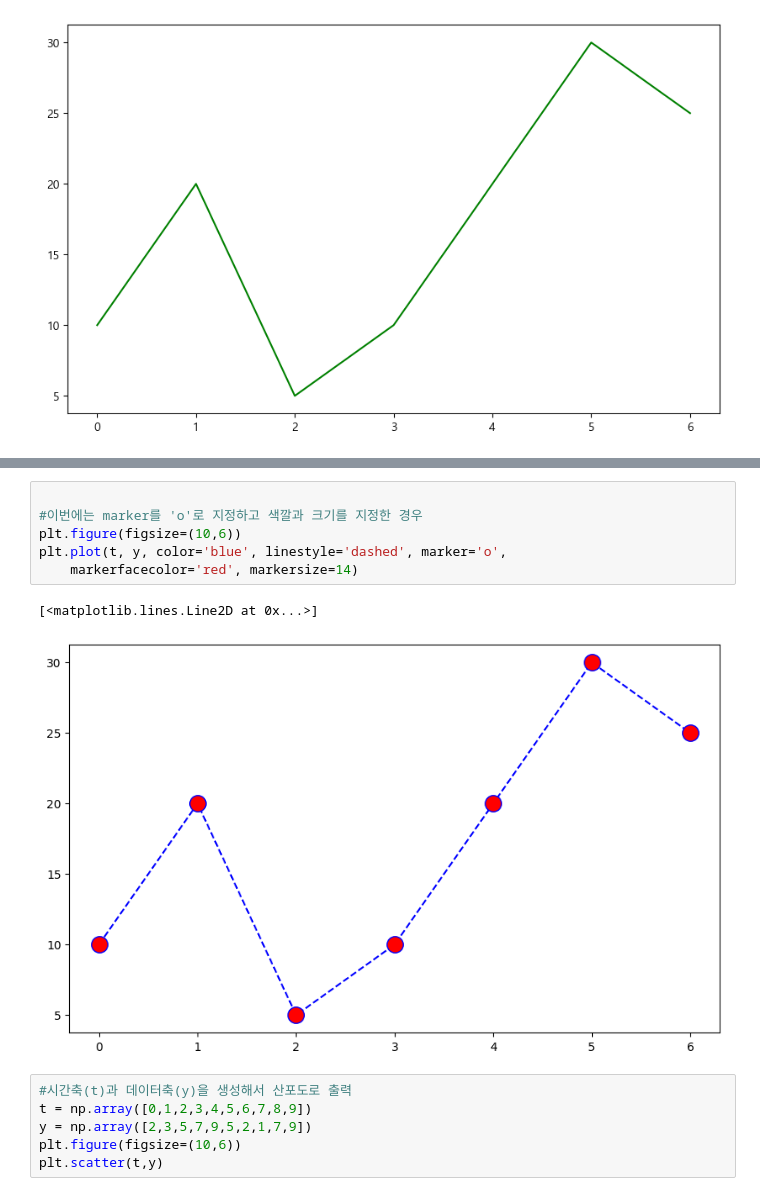
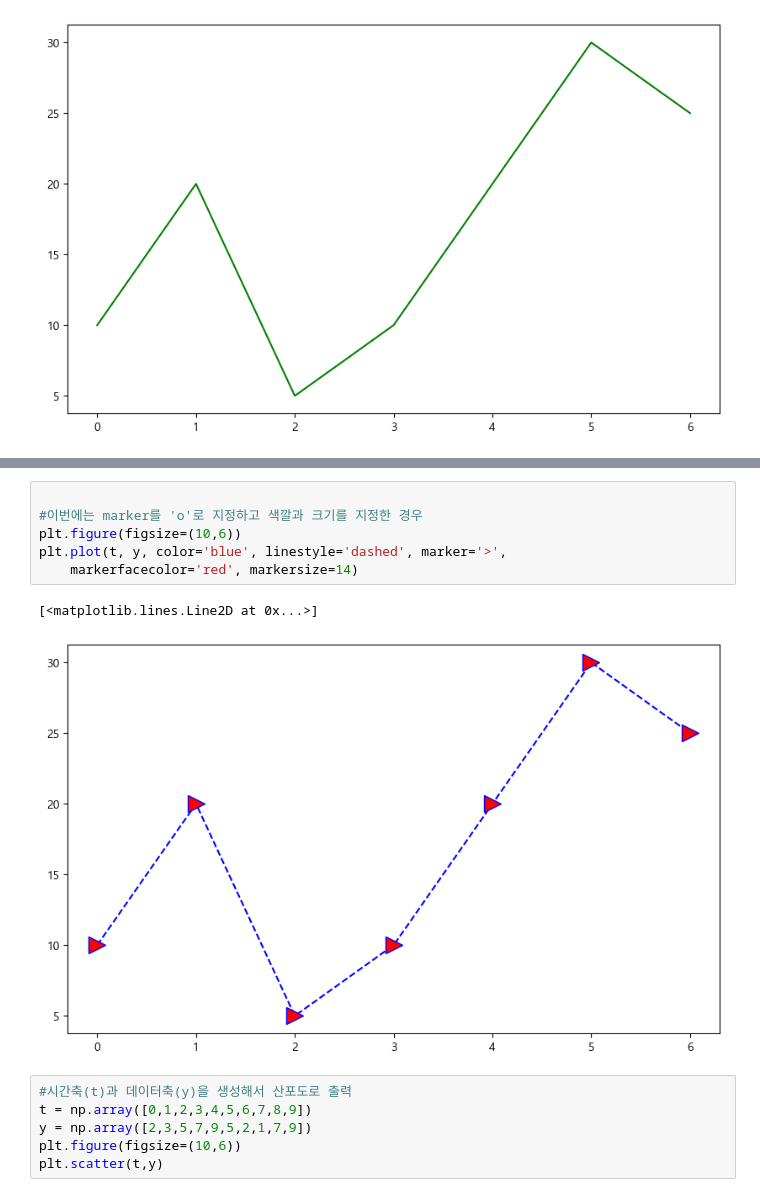
Before and after one commit to chb2337/python230724, a Jupyter notebook: Pandas_matplotlib으로차트그리기.ipynb, the cells around one changed output, grey strips where cells are left out. Cells and saved outputs as stored; diff of their text form.

```diff
--- a/Pandas_matplotlib으로차트그리기.ipynb
+++ b/Pandas_matplotlib으로차트그리기.ipynb
@@ -44,12 +44,12 @@ plt.plot(t, y, color='green', linestyle='dashed')
 # %%
 
 #이번에는 marker를 'o'로 지정하고 색깔과 크기를 지정한 경우
 plt.figure(figsize=(10,6))
-plt.plot(t, y, color='blue', linestyle='dashed', marker='o',
+plt.plot(t, y, color='blue', linestyle='dashed', marker='>',
     markerfacecolor='red', markersize=14)
 # %% [output]
 [<matplotlib.lines.Line2D at 0x...>]
-[figure, old version]
+[figure, new version]
 # %%
 #시간축(t)과 데이터축(y)을 생성해서 산포도로 출력
 t = np.array([0,1,2,3,4,5,6,7,8,9])
```
Also changed, not shown: parts of 3 cells of this notebook.
